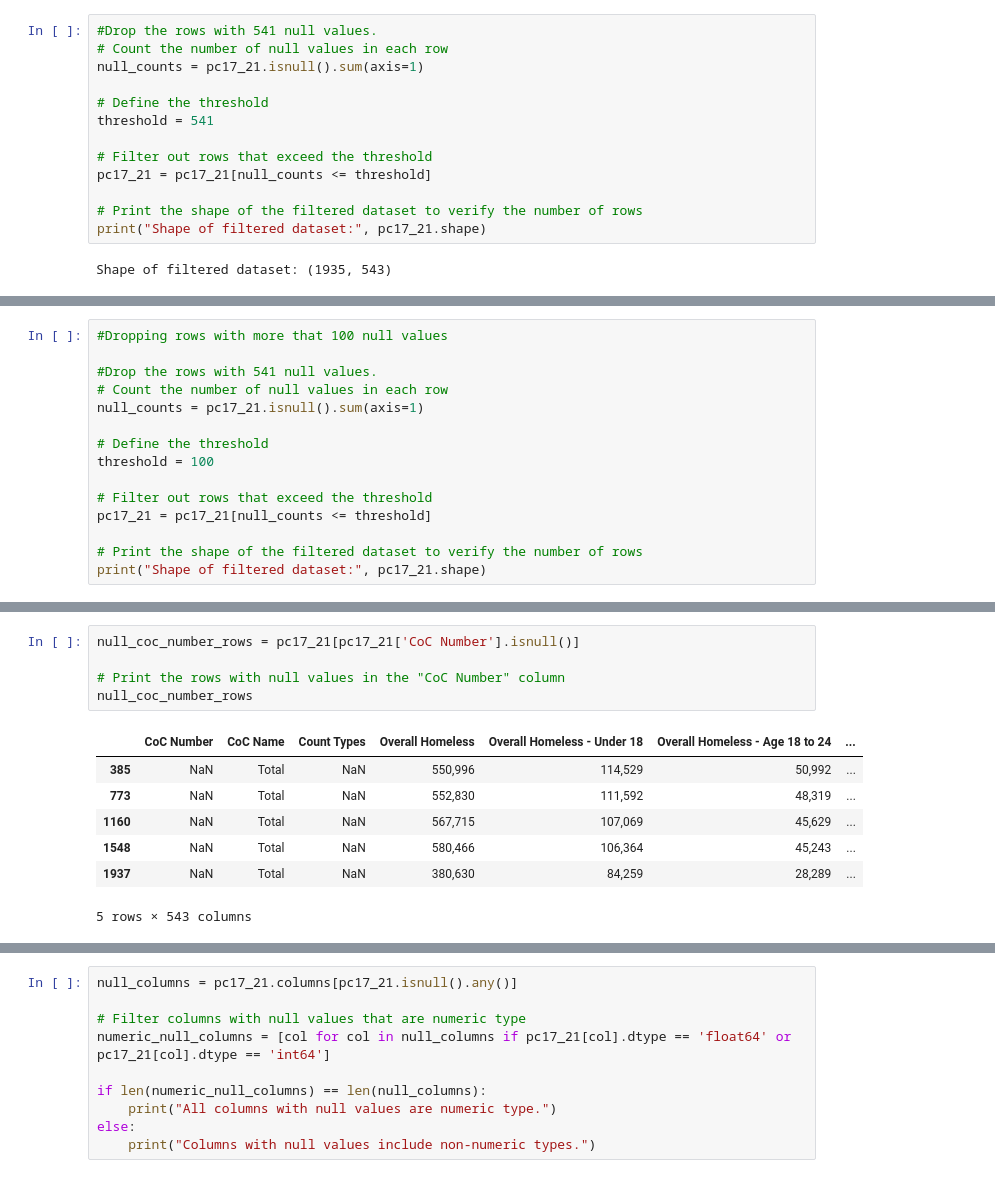
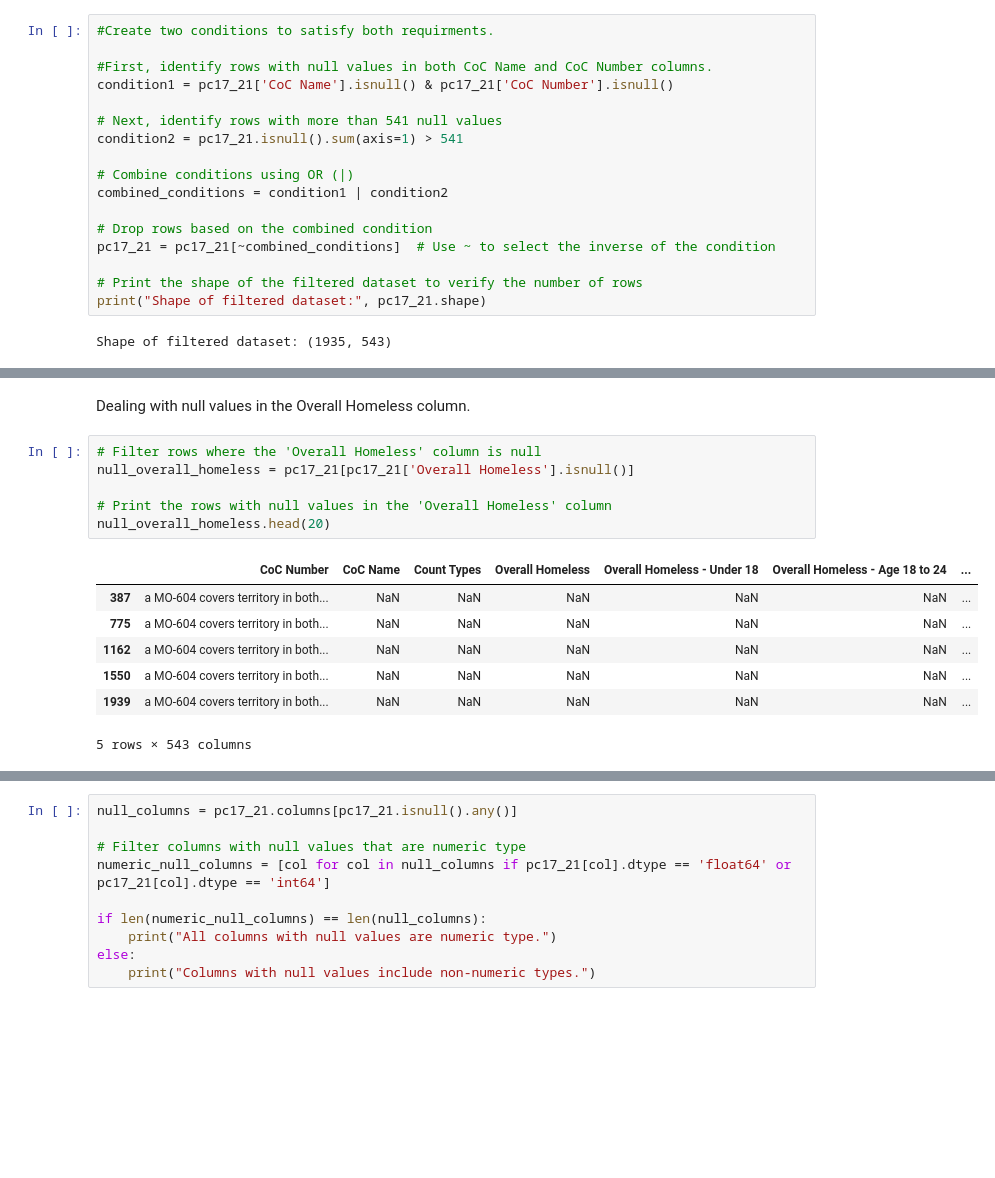
Before and after one commit to SinghNavnoor/homelessness_PIT_count_analysis, a Jupyter notebook: homeless_analysis.ipynb, the cells around one changed output, grey strips where cells are left out. Drawn from its saved outputs; the diff is of its cells as text; blank space fills up the shorter version.

Commit message:
Updated the first section of the dataset

```diff
--- a/homeless_analysis.ipynb
+++ b/homeless_analysis.ipynb
@@ -177,13 +177,17 @@ Number of rows with more than 543 null values: 0
 # %%
-#Drop the rows with 541 null values.
-# Count the number of null values in each row
-null_counts = pc17_21.isnull().sum(axis=1)
+#Create two conditions to satisfy both requirments.
 
-# Define the threshold
-threshold = 541
+#First, identify rows with null values in both CoC Name and CoC Number columns.
+condition1 = pc17_21['CoC Name'].isnull() & pc17_21['CoC Number'].isnull()
 
-# Filter out rows that exceed the threshold
-pc17_21 = pc17_21[null_counts <= threshold]
+# Next, identify rows with more than 541 null values
+condition2 = pc17_21.isnull().sum(axis=1) > 541
+
+# Combine conditions using OR (|)
+combined_conditions = condition1 | condition2
+
+# Drop rows based on the combined condition
+pc17_21 = pc17_21[~combined_conditions]  # Use ~ to select the inverse of the condition
 
 # Print the shape of the filtered dataset to verify the number of rows
 print("Shape of filtered dataset:", pc17_21.shape)
@@ -221,15 +195,0 @@ Number of rows with more than 543 null values: 0
-# %%
-#Dropping rows with more that 100 null values
-
-#Drop the rows with 541 null values.
-# Count the number of null values in each row
-null_counts = pc17_21.isnull().sum(axis=1)
-
-# Define the threshold
-threshold = 100
-
-# Filter out rows that exceed the threshold
-pc17_21 = pc17_21[null_counts <= threshold]
-
-# Print the shape of the filtered dataset to verify the number of rows
-print("Shape of filtered dataset:", pc17_21.shape)
@@ -301,13 +223,16 @@ Unsheltered Homeless Children of Parenting Youth: 42 null values
+# %% [markdown]
+Dealing with null values in the Overall Homeless column.
 # %%
-null_coc_number_rows = pc17_21[pc17_21['CoC Number'].isnull()]
+# Filter rows where the 'Overall Homeless' column is null
+null_overall_homeless = pc17_21[pc17_21['Overall Homeless'].isnull()]
 
-# Print the rows with null values in the "CoC Number" column
-null_coc_number_rows
+# Print the rows with null values in the 'Overall Homeless' column
+null_overall_homeless.head(20)
 # %% [output]
 |  | CoC Number | CoC Name | Count Types | Overall Homeless | Overall Homeless - Under 18 | Overall Homeless - Age 18 to 24 | ... |
-| 385 | NaN | Total | NaN | 550,996 | 114,529 | 50,992 | ... |
-| 773 | NaN | Total | NaN | 552,830 | 111,592 | 48,319 | ... |
-| 1160 | NaN | Total | NaN | 567,715 | 107,069 | 45,629 | ... |
-| 1548 | NaN | Total | NaN | 580,466 | 106,364 | 45,243 | ... |
-| 1937 | NaN | Total | NaN | 380,630 | 84,259 | 28,289 | ... |
+| 387 | a MO-604 covers territory in both... | NaN | NaN | NaN | NaN | NaN | ... |
+| 775 | a MO-604 covers territory in both... | NaN | NaN | NaN | NaN | NaN | ... |
+| 1162 | a MO-604 covers territory in both... | NaN | NaN | NaN | NaN | NaN | ... |
+| 1550 | a MO-604 covers territory in both... | NaN | NaN | NaN | NaN | NaN | ... |
+| 1939 | a MO-604 covers territory in both... | NaN | NaN | NaN | NaN | NaN | ... |
 5 rows × 543 columns
```
Also changed, not shown: parts of 30 cells of this notebook.
